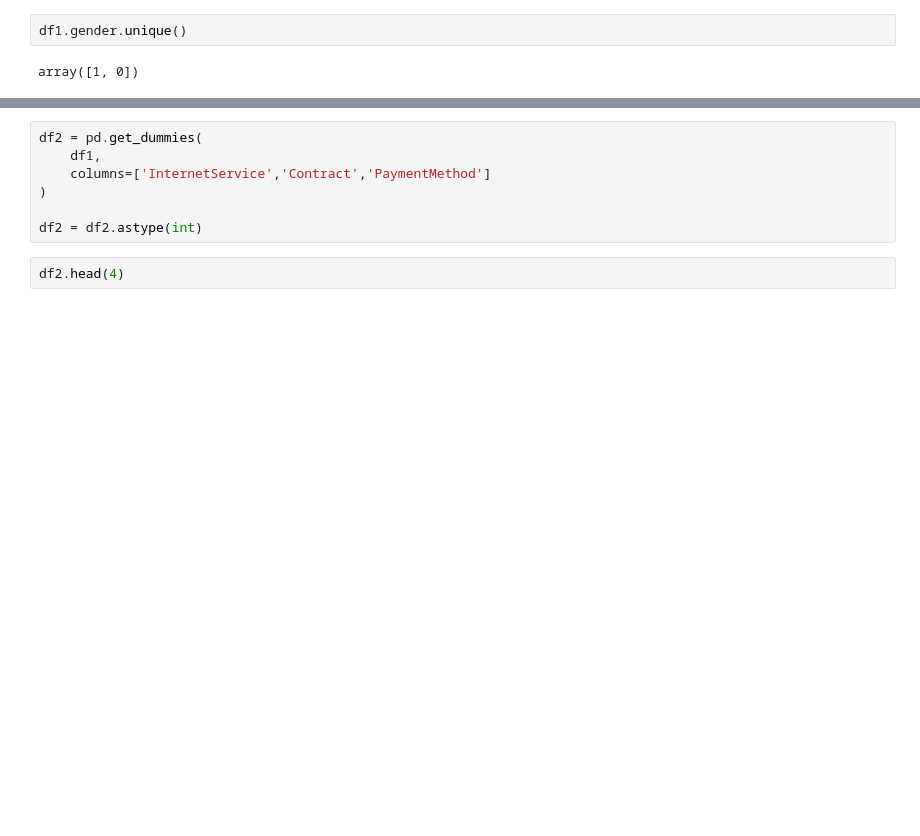
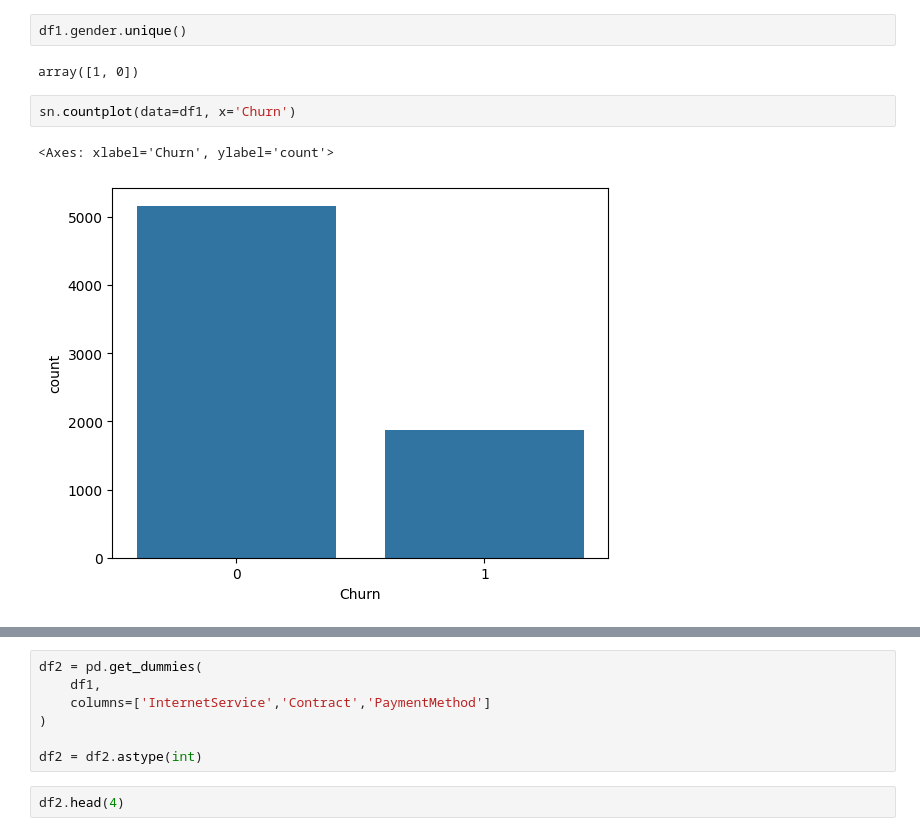
Before and after one commit to Lana242/customer_churn_prediction, a Jupyter notebook: Copy_of_Untitled48.ipynb, the cells around one changed output, grey strips where cells are left out. Drawn from its saved outputs; the diff is of its cells as text; blank space fills up the shorter version.

```diff
--- a/Copy_of_Untitled48.ipynb
+++ b/Copy_of_Untitled48.ipynb
@@ -271,3 +296,8 @@ See the caveats in the documentation: https://pandas.pydata.org/pandas-docs/stab
 df1.gender.unique()
 # %% [output]
 array([1, 0])
+# %%
+sn.countplot(data=df1, x='Churn')
+# %% [output]
+<Axes: xlabel='Churn', ylabel='count'>
+[figure, added]
```
Also changed, not shown: parts of 40 cells of this notebook.
